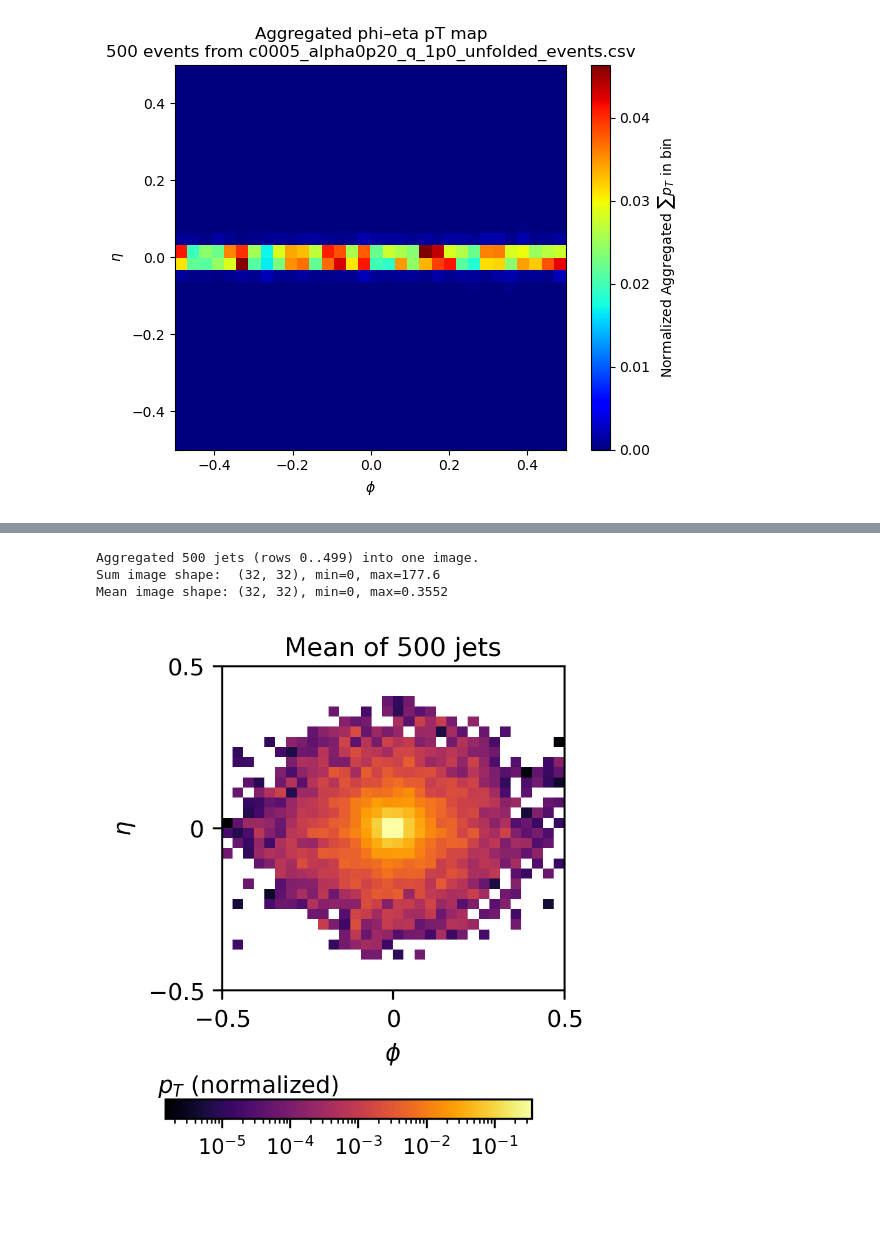
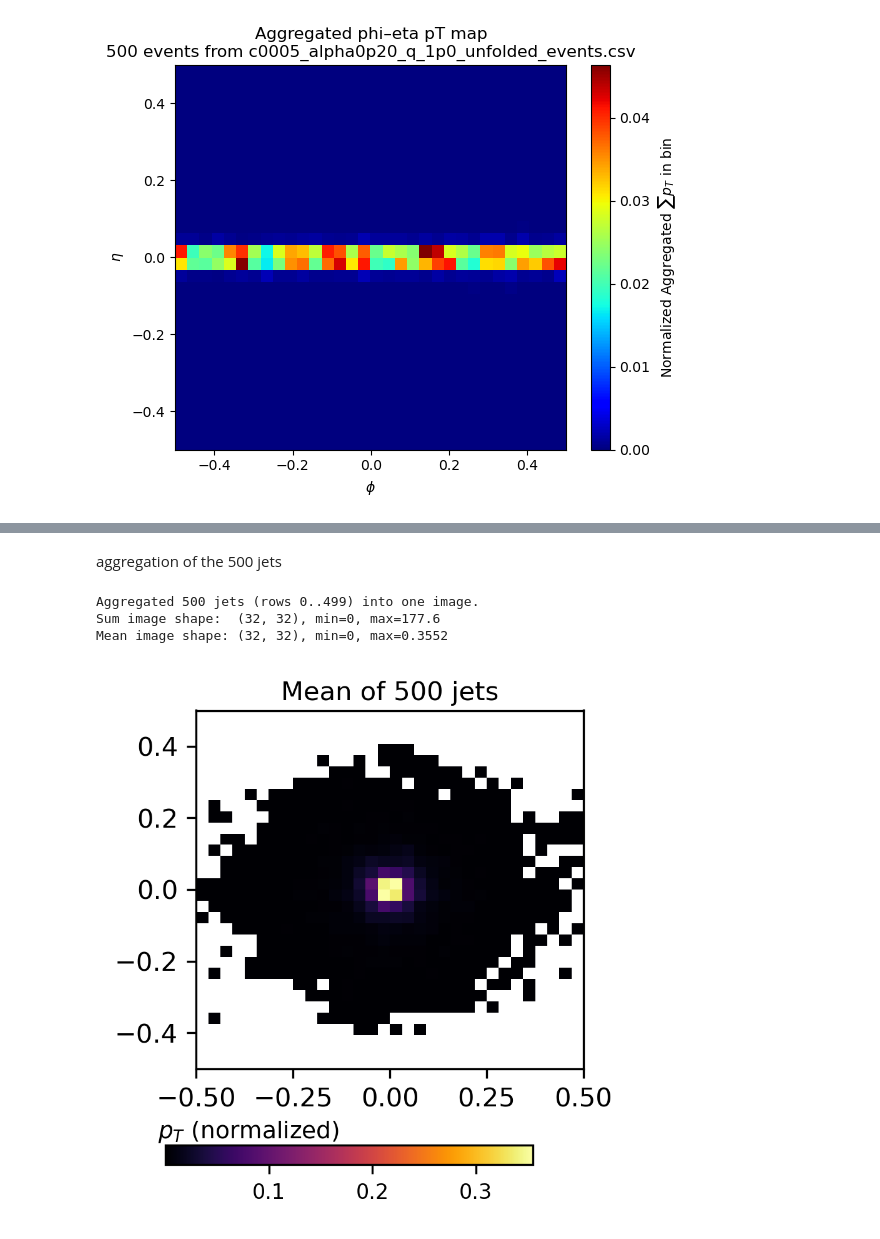
Before and after one commit to hmehryar/ml-jet-ext, a Jupyter notebook: dataset_builder/plot_event.ipynb, the cells around one changed output, grey strips where cells are left out. Cells and saved outputs as stored; diff of their text form; code cells hidden in the pictures; blank space fills up the shorter version.

```diff
--- a/dataset_builder/plot_event.ipynb
+++ b/dataset_builder/plot_event.ipynb
@@ -595,6 +604,5 @@ Mean image shape: (32, 32), min=0, max=0.0464
 # %%
-csv_file = "/mnt/Research/arsalan/wsu_grid_rs_grp_mljet/ml-jet-ext/pTHat50-250_eCM5020_agg/metadata/c0005_alpha0p20_q_1p0_unfolded_events.csv"
-dataset_root = "/mnt/Research/arsalan/wsu_grid_rs_grp_mljet/ml-jet-ext/pTHat50-250_eCM5020_agg"
+
 
 for start_idx in range(0, 1000, 200):
         agg_image = aggregate_and_plot_events(
@@ -627,6 +616,5 @@ Mean image shape: (32, 32), min=0, max=0.3592
 # %%
-csv_file = "/mnt/Research/arsalan/wsu_grid_rs_grp_mljet/ml-jet-ext/pTHat50-250_eCM5020_agg/metadata/c0005_alpha0p20_q_1p0_unfolded_events.csv"
-dataset_root = "/mnt/Research/arsalan/wsu_grid_rs_grp_mljet/ml-jet-ext/pTHat50-250_eCM5020_agg"
+
 
 agg_image = aggregate_and_plot_events(
     csv_file=csv_file,
@@ -813,8 +804,7 @@ def aggregate_and_plot_events_styled(
 
     return mean_image
 # %%
-csv_file = "/mnt/Research/arsalan/wsu_grid_rs_grp_mljet/ml-jet-ext/pTHat50-250_eCM5020_agg/metadata/c0005_alpha0p20_q_1p0_unfolded_events.csv"
-dataset_root = "/mnt/Research/arsalan/wsu_grid_rs_grp_mljet/ml-jet-ext/pTHat50-250_eCM5020_agg"
+
 mean_img = aggregate_and_plot_events_styled(
     csv_file=csv_file,
     dataset_root=dataset_root,
@@ -824,7 +814,7 @@ mean_img = aggregate_and_plot_events_styled(
     eta_range=(-0.5, 0.5),
     cmap="inferno",
     use_log_norm=False,
-    # add_axes_labels=True,
+    add_axes_labels=False,
     add_legend=False,
     add_colorbar=True,
 )
@@ -836,16 +825,0 @@ Mean image shape: (32, 32), min=0, max=1
-# %%
-csv_file = "/mnt/Research/arsalan/wsu_grid_rs_grp_mljet/ml-jet-ext/pTHat50-250_eCM5020_agg/metadata/c0005_alpha0p20_q_1p0_unfolded_events.csv"
-dataset_root = "/mnt/Research/arsalan/wsu_grid_rs_grp_mljet/ml-jet-ext/pTHat50-250_eCM5020_agg"
-mean_img = aggregate_and_plot_events_styled(
-    csv_file=csv_file,
-    dataset_root=dataset_root,
-    start_index=0,  # e.g., 0 or wherever you want to start
-    num_events=1,
-    phi_range=(-0.5, 0.5),
-    eta_range=(-0.5, 0.5),
-    cmap="inferno",
-    use_log_norm=True,
-    # add_axes_labels=True,
-    add_legend=False,
-    add_colorbar=True,
-)
@@ -857,21 +848,21 @@ Mean image shape: (32, 32), min=0, max=1
+# %% [markdown]
+aggregation of the 500 jets
 # %%
-csv_file = "/mnt/Research/arsalan/wsu_grid_rs_grp_mljet/ml-jet-ext/pTHat50-250_eCM5020_agg/metadata/c0005_alpha0p20_q_1p0_unfolded_events.csv"
-dataset_root = "/mnt/Research/arsalan/wsu_grid_rs_grp_mljet/ml-jet-ext/pTHat50-250_eCM5020_agg"
 mean_img = aggregate_and_plot_events_styled(
     csv_file=csv_file,
     dataset_root=dataset_root,
     start_index=0,  # e.g., 0 or wherever you want to start
     num_events=500,
     phi_range=(-0.5, 0.5),
     eta_range=(-0.5, 0.5),
     cmap="inferno",
-    use_log_norm=True,
-    # add_axes_labels=True,
+    use_log_norm=False,
+    add_axes_labels=False,
     add_legend=False,
     add_colorbar=True,
 )
 # %% [output]
 Aggregated 500 jets (rows 0..499) into one image.
 Sum image shape:  (32, 32), min=0, max=177.6
 Mean image shape: (32, 32), min=0, max=0.3552
-[figure, old version]
+[figure, new version]
```
Also changed, not shown: parts of 14 cells of this notebook.
